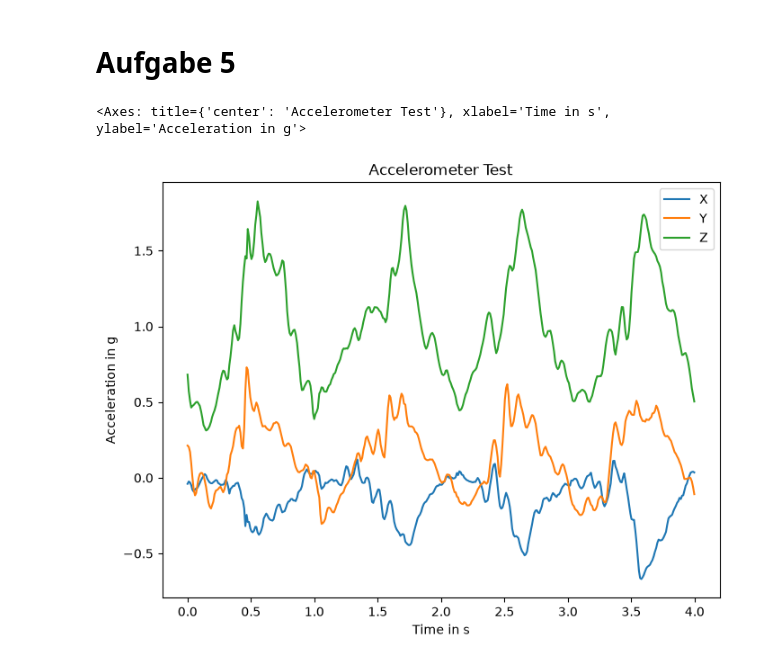
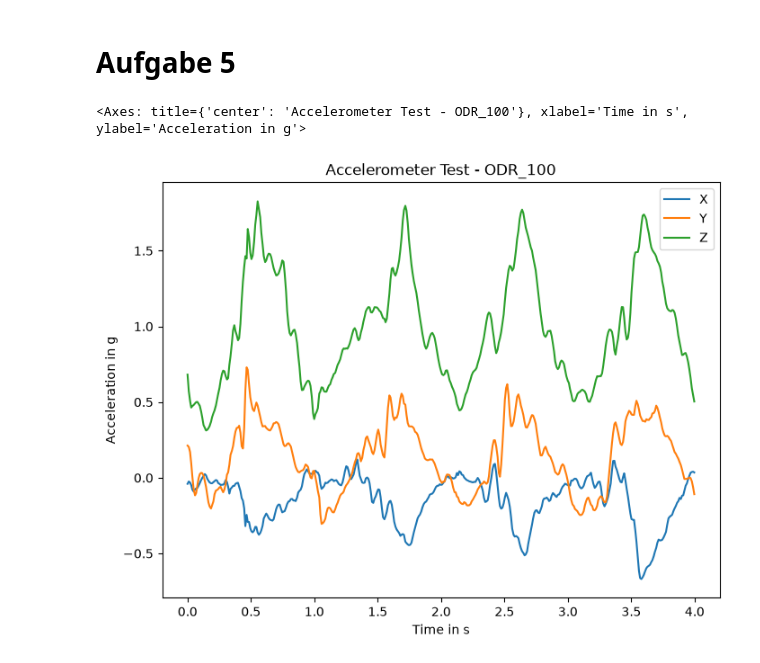
Before and after one commit to Lucie-Erler/Biosignalverarbeitung_Lab_1, a Jupyter notebook: Aufgabe_5.ipynb, the cells around one changed output. Drawn from its saved outputs; the diff is of its cells as text; code cells hidden in the pictures.

Commit message:
Aufgaben finalisiert

```diff
--- a/Aufgabe_5.ipynb
+++ b/Aufgabe_5.ipynb
@@ -9,19 +9,21 @@ import matplotlib.pyplot as plot
 # %%
 #import recorded .csv Files and store them in a dataframe
 df = pd.read_csv(r"C:\Users\lucie\Documents\Biosignalverarbeitung\Lab1\source\hochrunter_2.csv", sep="\t", header=None, names=['X', 'Y', 'Z', 'Time'])
 
 #convert time from ms into s
 df['Time'] = (df['Time'] - df['Time'].iloc[0]) / 1000
 
 df['X'] = df['X'] / 1024
 df['Y'] = df['Y'] / 1024
 df['Z'] = df['Z'] / 1024
 
 df_4s = df[df['Time'] <= 4]
 
 # display data
 df_4s.plot(x = 'Time', y = ['X', 'Y', 'Z'], ylabel='Acceleration in g',
-        xlabel='Time in s', figsize= [8, 6], title="Accelerometer Test")
+        xlabel='Time in s', figsize= [8, 6], title="Accelerometer Test - ODR_100")
+
+#plt.savefig("Aufgabe_5_Abbildung.png", dpi=300)
 # %% [output]
-<Axes: title={'center': 'Accelerometer Test'}, xlabel='Time in s', ylabel='Acceleration in g'>
+<Axes: title={'center': 'Accelerometer Test - ODR_100'}, xlabel='Time in s', ylabel='Acceleration in g'>
-[figure, old version]
+[figure, new version]
```
Also changed, not shown: parts of 1 cell of this notebook, 6 other files.
